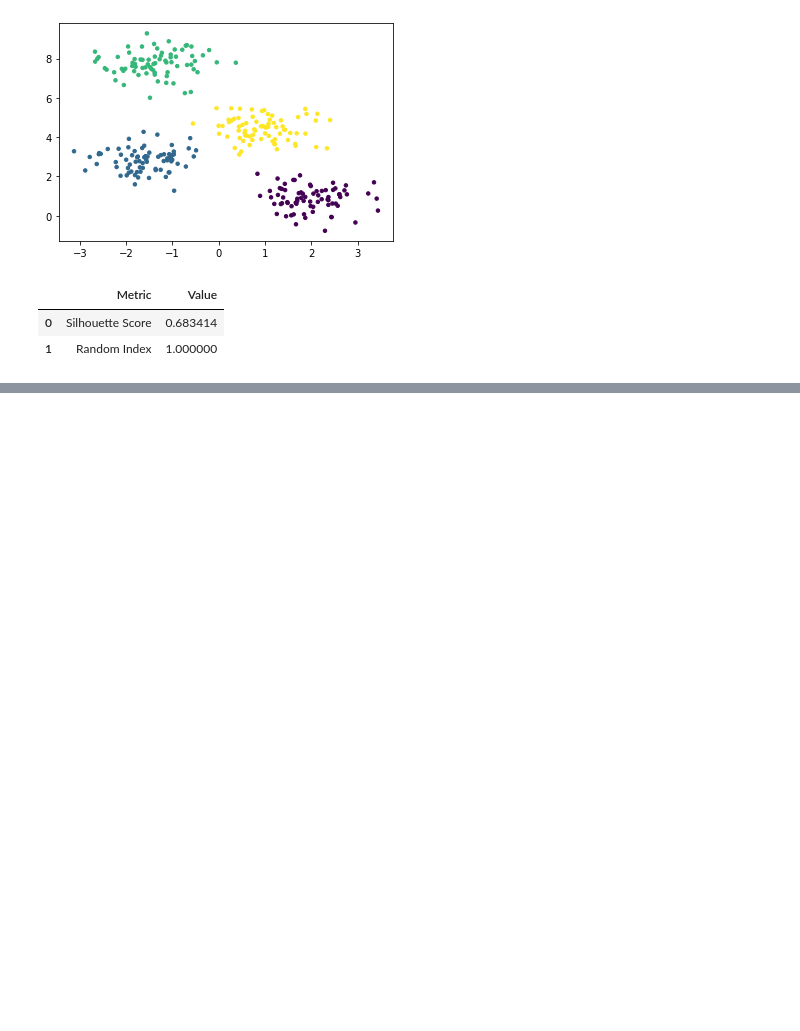
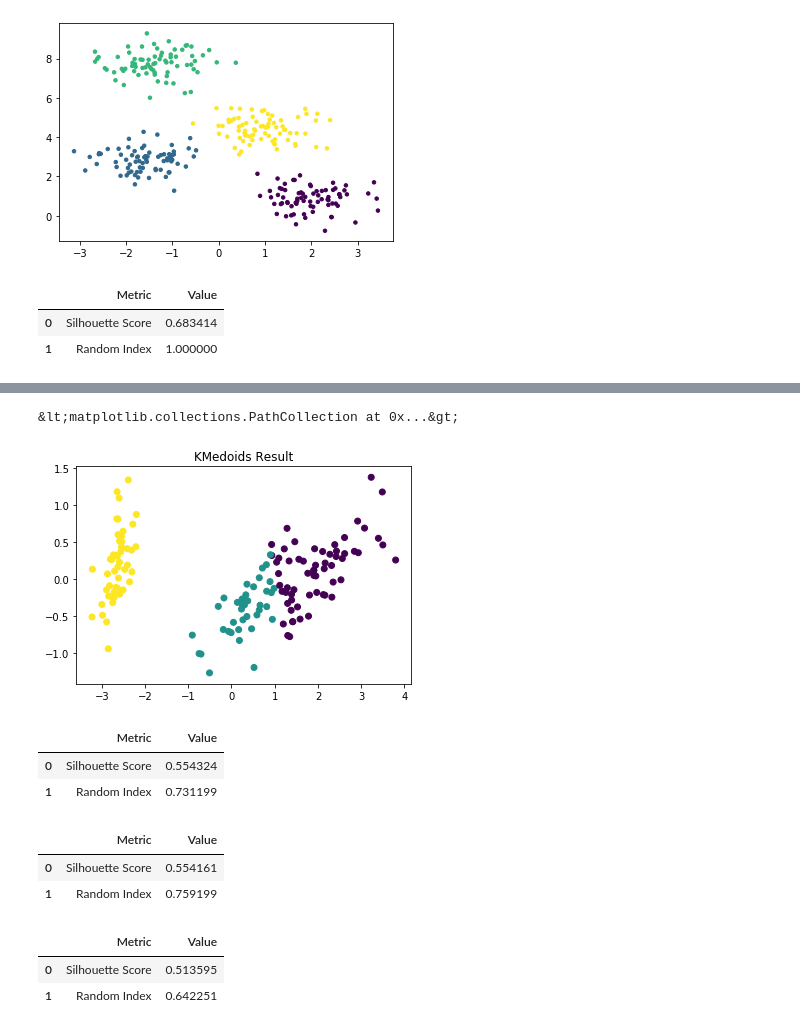
Before and after one commit to enzittonn/DSV-DAMI-I, a Jupyter notebook: lab2/lab2.ipynb, the cells around one changed output, grey strips where cells are left out. Drawn from its saved outputs; the diff is of its cells as text; code cells hidden in the pictures; blank space fills up the shorter version.

```diff
--- a/lab2/lab2.ipynb
+++ b/lab2/lab2.ipynb
@@ -202,0 +271,6 @@ evaluation_metrics(X, kmedoid_labels, y_true, "manhattan")
+# %%
+plt.title("KMedoids Result")
+plt.scatter(pca_2d[:,0], pca_2d[:,1], c=kmedoids.labels_, cmap="viridis")
+# %% [output]
+&lt;matplotlib.collections.PathCollection at 0x...&gt;
+[figure, added]
@@ -202,0 +288,18 @@ evaluation_metrics(X, kmedoid_labels, y_true, "manhattan")
+# %%
+evaluation_metrics(X, ward_pred, y, "euclidean")
+# %% [output]
+|  | Metric | Value |
+| 0 | Silhouette Score | 0.554324 |
+| 1 | Random Index | 0.731199 |
+# %%
+evaluation_metrics(X, avg_pred, y, "euclidean")
+# %% [output]
+|  | Metric | Value |
+| 0 | Silhouette Score | 0.554161 |
+| 1 | Random Index | 0.759199 |
+# %%
+evaluation_metrics(X, complete_pred, y, "euclidean")
+# %% [output]
+|  | Metric | Value |
+| 0 | Silhouette Score | 0.513595 |
+| 1 | Random Index | 0.642251 |
```
Also changed, not shown: parts of 13 cells of this notebook.
